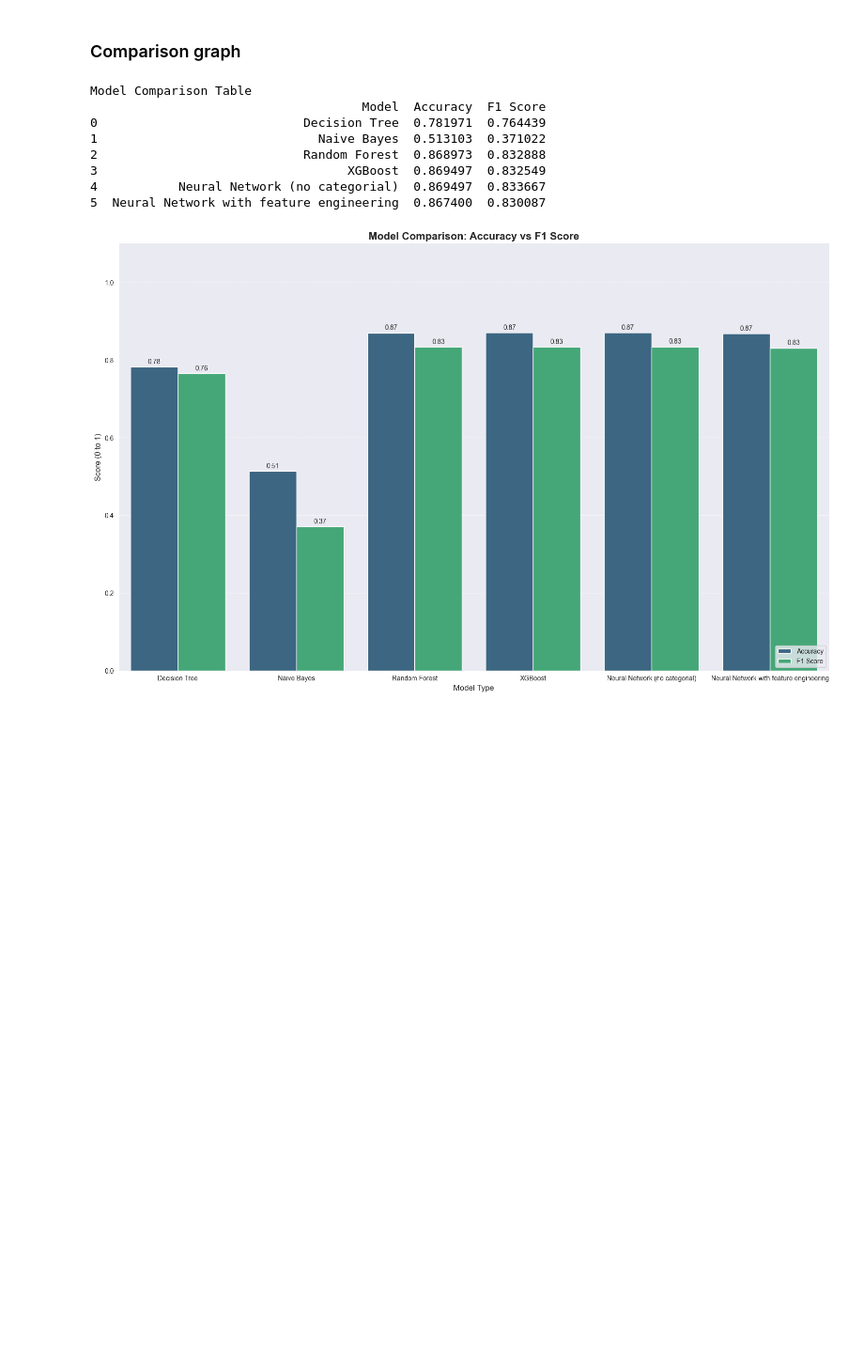
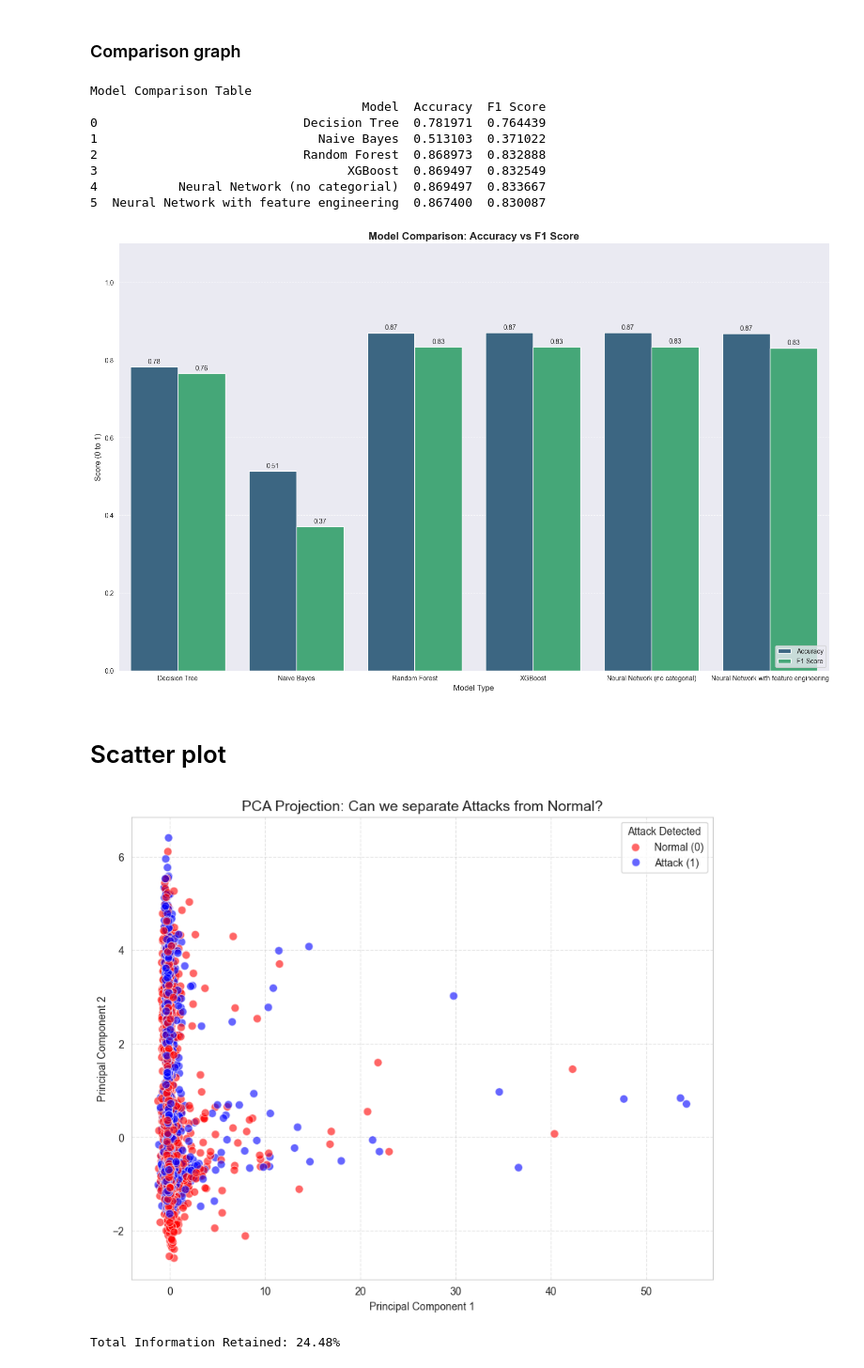
Before and after one commit to manGjv/Cybersecurity-Intrusion-Detection, a Jupyter notebook: project.ipynb, the cells around one changed output. Shown at 94% size. Drawn from its saved outputs; the diff is of its cells as text; code cells hidden in the pictures; blank space fills up the shorter version.

Commit message:
Scatter plot pour voir si on peut facilement séparer les points

```diff
--- a/project.ipynb
+++ b/project.ipynb
@@ -1231,3 +1231,62 @@ plt.tight_layout()
 plt.show()
 # %% [output]
 [figure]
+# %% [markdown]
+# Scatter plot
+# %%
+# Re-load the data
+df = pd.read_csv('cybersecurity_intrusion_data.csv')
+
+# Re-add the engineered features
+df['login_failure_rate'] = df['failed_logins'] / (df['session_duration'] + 0.001)
+df['packet_throughput'] = df['network_packet_size'] / (df['session_duration'] + 0.001)
+df['failed_login_ratio'] = df['failed_logins'] / (df['login_attempts'] + 0.001)
+df['critical_time_volume'] = df['unusual_time_access'] * df['network_packet_size']
+df['login_frequency'] = df['login_attempts'] / (df['session_duration'] + 0.001)
+
+# Encode categorical colums
+categorical_cols = ['protocol_type', 'encryption_used', 'browser_type']
+
+# dtype=int ensure we get 0 and 1, not False/True
+df_encoded = pd.get_dummies(df, columns=categorical_cols, drop_first=True, dtype=int)
+
+# Define X and y
+cols_to_drop = ['session_id', 'attack_detected']
+X = df_encoded.drop(columns=cols_to_drop)
+y = df_encoded['attack_detected']
+
+# Scale the data
+scaler = StandardScaler()
+X_scaled = scaler.fit_transform(X)
+
+# Run PCA
+pca = PCA(n_components=2)
+X_pca = pca.fit_transform(X_scaled)
+
+# Visualization
+df_viz = pd.DataFrame(data=X_pca, columns=['PC1', 'PC2'])
+df_viz['Label'] = y.values
+
+plt.figure(figsize=(10, 8))
+sns.scatterplot(
+    x='PC1',
+    y='PC2',
+    hue='Label',
+    data=df_viz,
+    palette=['blue', 'red'], # Blue=Normal, Red=Attack
+    alpha=0.6,
+    s=60
+)
+
+plt.title('PCA Projection: Can we separate Attacks from Normal?', fontsize=14)
+plt.xlabel('Principal Component 1')
+plt.ylabel('Principal Component 2')
+plt.legend(title='Attack Detected', labels=['Normal (0)', 'Attack (1)'])
+plt.grid(True, linestyle='--', alpha=0.5)
+plt.show()
+
+# Print Variance to see how much info we kept
+print(f"Total Information Retained: {sum(pca.explained_variance_ratio_)*100:.2f}%")
+# %% [output]
+[figure, added]
+Total Information Retained: 24.48%
```
